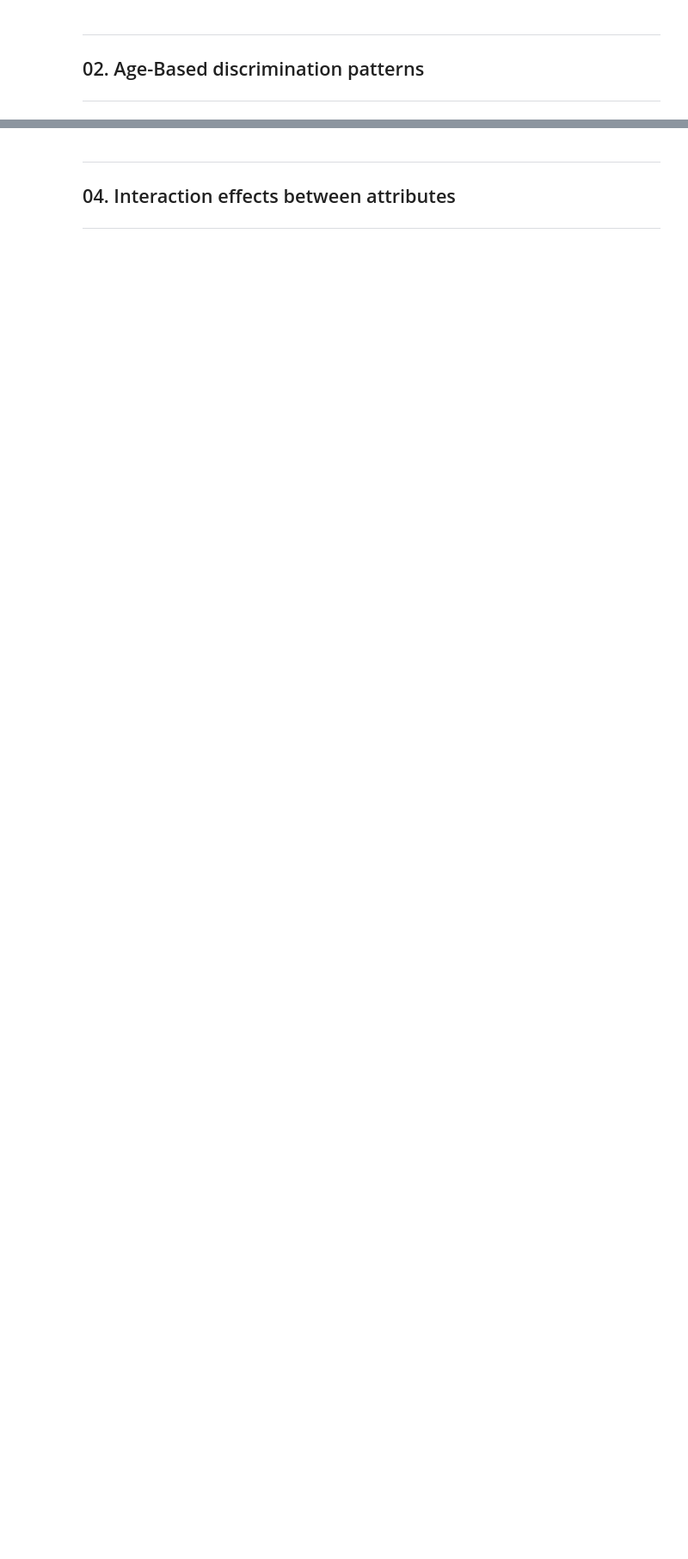
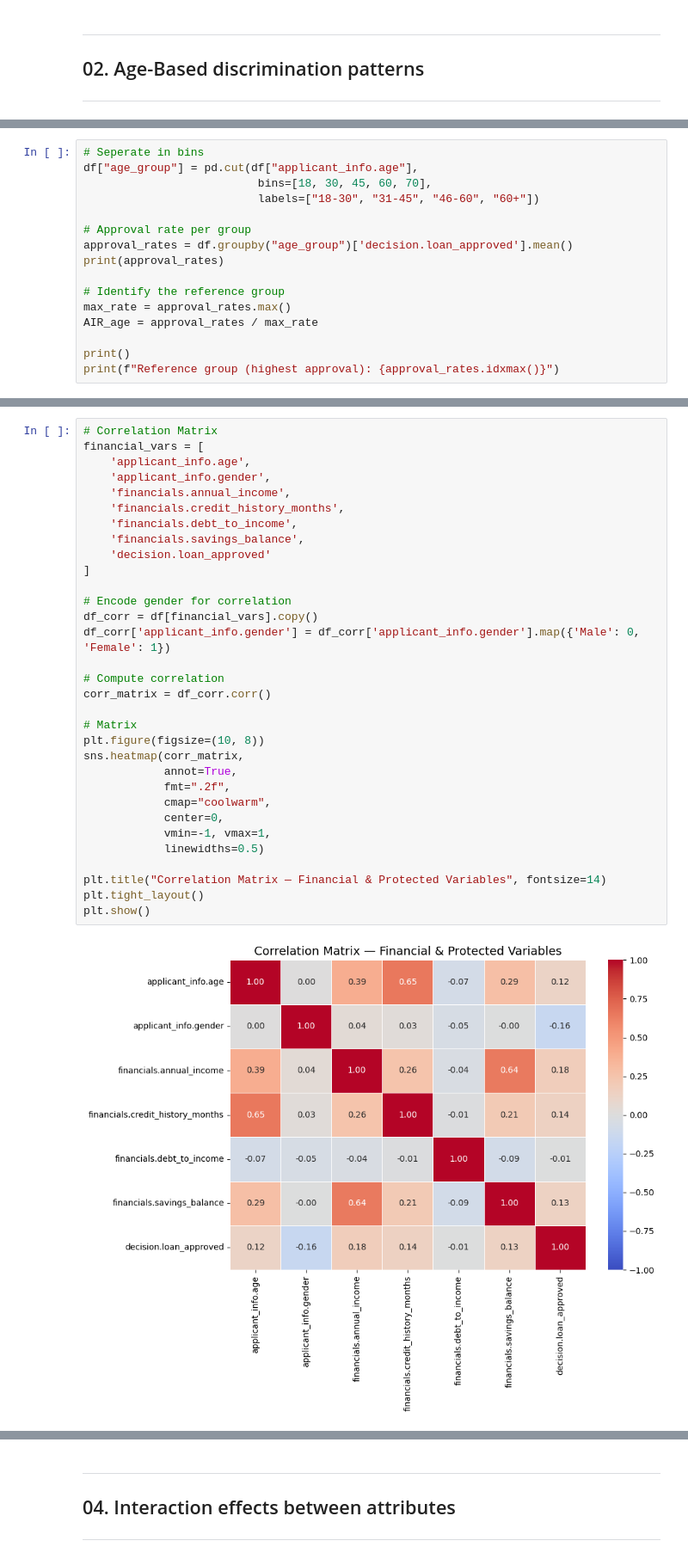
Before and after one commit to catarinapalma01/dego-project-team3, a Jupyter notebook: notebooks/02-bias-analysis.ipynb, the cells around one changed output, grey strips where cells are left out. Shown at 86% size. Saved outputs shown, nothing was run; the diff lists cells and outputs as text; blank space fills up the shorter version.

Commit message:
Gender & Age Bias - AIR

```diff
--- a/notebooks/02-bias-analysis.ipynb
+++ b/notebooks/02-bias-analysis.ipynb
@@ -115,0 +232,16 @@ The AIR of 0.767 falls slightly below the 0.80 threshold, flagging a potential g
+# %%
+# Seperate in bins
+df["age_group"] = pd.cut(df["applicant_info.age"],
+                          bins=[18, 30, 45, 60, 70],
+                          labels=["18-30", "31-45", "46-60", "60+"])
+
+# Approval rate per group
+approval_rates = df.groupby("age_group")['decision.loan_approved'].mean()
+print(approval_rates)
+
+# Identify the reference group
+max_rate = approval_rates.max()
+AIR_age = approval_rates / max_rate
+
+print()
+print(f"Reference group (highest approval): {approval_rates.idxmax()}")
@@ -119,0 +367,34 @@ The AIR of 0.767 falls slightly below the 0.80 threshold, flagging a potential g
+# %%
+# Correlation Matrix
+financial_vars = [
+    'applicant_info.age',
+    'applicant_info.gender',
+    'financials.annual_income',
+    'financials.credit_history_months',
+    'financials.debt_to_income',
+    'financials.savings_balance',
+    'decision.loan_approved'
+]
+
+# Encode gender for correlation
+df_corr = df[financial_vars].copy()
+df_corr['applicant_info.gender'] = df_corr['applicant_info.gender'].map({'Male': 0, 'Female': 1})
+
+# Compute correlation
+corr_matrix = df_corr.corr()
+
+# Matrix
+plt.figure(figsize=(10, 8))
+sns.heatmap(corr_matrix,
+            annot=True,
+            fmt=".2f",
+            cmap="coolwarm",
+            center=0,
+            vmin=-1, vmax=1,
+            linewidths=0.5)
+
+plt.title("Correlation Matrix — Financial & Protected Variables", fontsize=14)
+plt.tight_layout()
+plt.show()
+# %% [output]
+[figure, added]
```
Also changed, not shown: parts of 36 cells of this notebook, 1 other file.
